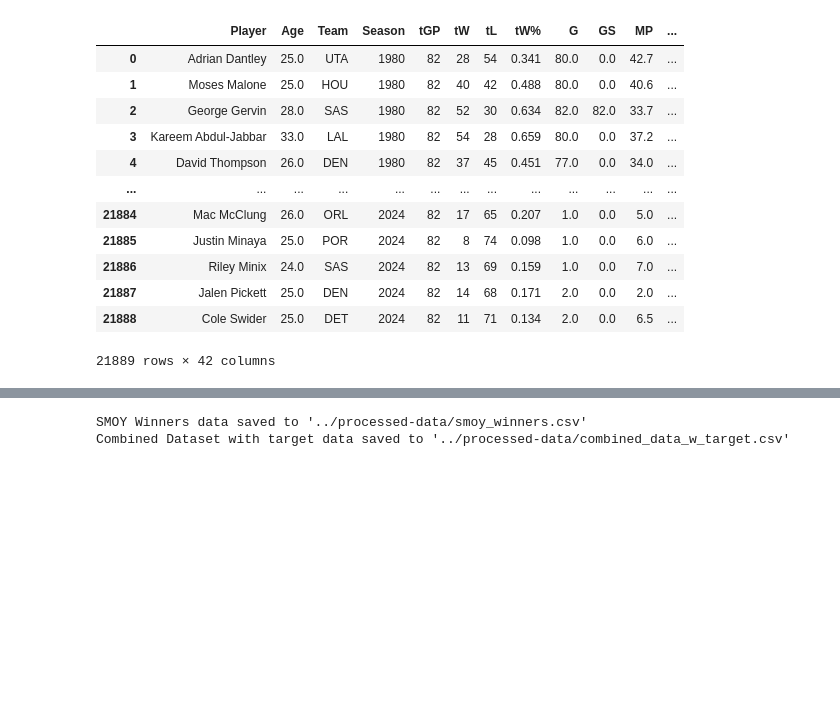
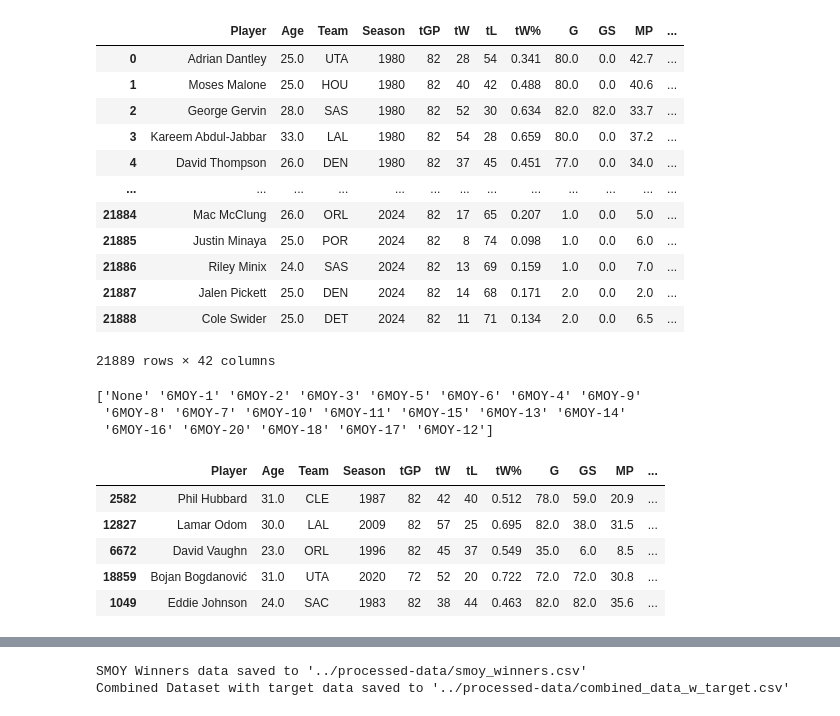
Before and after one commit to Alexon-Abreu/NBA-Data-Mining-Project, a Jupyter notebook: notebooks/smoy_preprocessing.ipynb, the cells around one changed output, grey strips where cells are left out. Saved outputs shown, nothing was run; the diff lists cells and outputs as text; code cells hidden in the pictures; blank space fills up the shorter version.

```diff
--- a/notebooks/smoy_preprocessing.ipynb
+++ b/notebooks/smoy_preprocessing.ipynb
@@ -185,3 +185,32 @@ combined_data
 | 21887 | Jalen Pickett | 25.0 | DEN | 2024 | 82 | 14 | 68 | 0.171 | 2.0 | 0.0 | 2.0 | ... |
 | 21888 | Cole Swider | 25.0 | DET | 2024 | 82 | 11 | 71 | 0.134 | 2.0 | 0.0 | 6.5 | ... |
 21889 rows × 42 columns
+# %%
+# Function to extract the '6MOY' award category (e.g., '6MOY-1')
+def extract_award_category(text):
+    match = re.search(r'(6MOY-\d+)', text)
+    return match.group(1) if match else 'None'
+
+# Copy Awards
+awards_copy = combined_data['Awards'].copy()
+
+# Apply the function to the 'Awards' column
+combined_data['Awards'] = combined_data['Awards'].apply(extract_award_category)
+
+combined_data.rename(columns={'Awards': 'SMOY_Nom'}, inplace=True)
+combined_data['Awards'] = awards_copy
+
+# Check SMOY_Nom column vals
+print(combined_data['SMOY_Nom'].unique())
+
+combined_data.sample(5)
+# %% [output]
+['None' '6MOY-1' '6MOY-2' '6MOY-3' '6MOY-5' '6MOY-6' '6MOY-4' '6MOY-9'
+ '6MOY-8' '6MOY-7' '6MOY-10' '6MOY-11' '6MOY-15' '6MOY-13' '6MOY-14'
+ '6MOY-16' '6MOY-20' '6MOY-18' '6MOY-17' '6MOY-12']
+|  | Player | Age | Team | Season | tGP | tW | tL | tW% | G | GS | MP | ... |
+| 2582 | Phil Hubbard | 31.0 | CLE | 1987 | 82 | 42 | 40 | 0.512 | 78.0 | 59.0 | 20.9 | ... |
+| 12827 | Lamar Odom | 30.0 | LAL | 2009 | 82 | 57 | 25 | 0.695 | 82.0 | 38.0 | 31.5 | ... |
+| 6672 | David Vaughn | 23.0 | ORL | 1996 | 82 | 45 | 37 | 0.549 | 35.0 | 6.0 | 8.5 | ... |
+| 18859 | Bojan Bogdanović | 31.0 | UTA | 2020 | 72 | 52 | 20 | 0.722 | 72.0 | 72.0 | 30.8 | ... |
+| 1049 | Eddie Johnson | 24.0 | SAC | 1983 | 82 | 38 | 44 | 0.463 | 82.0 | 82.0 | 35.6 | ... |
```
Also changed, not shown: parts of 5 cells of this notebook, 1 other file.
